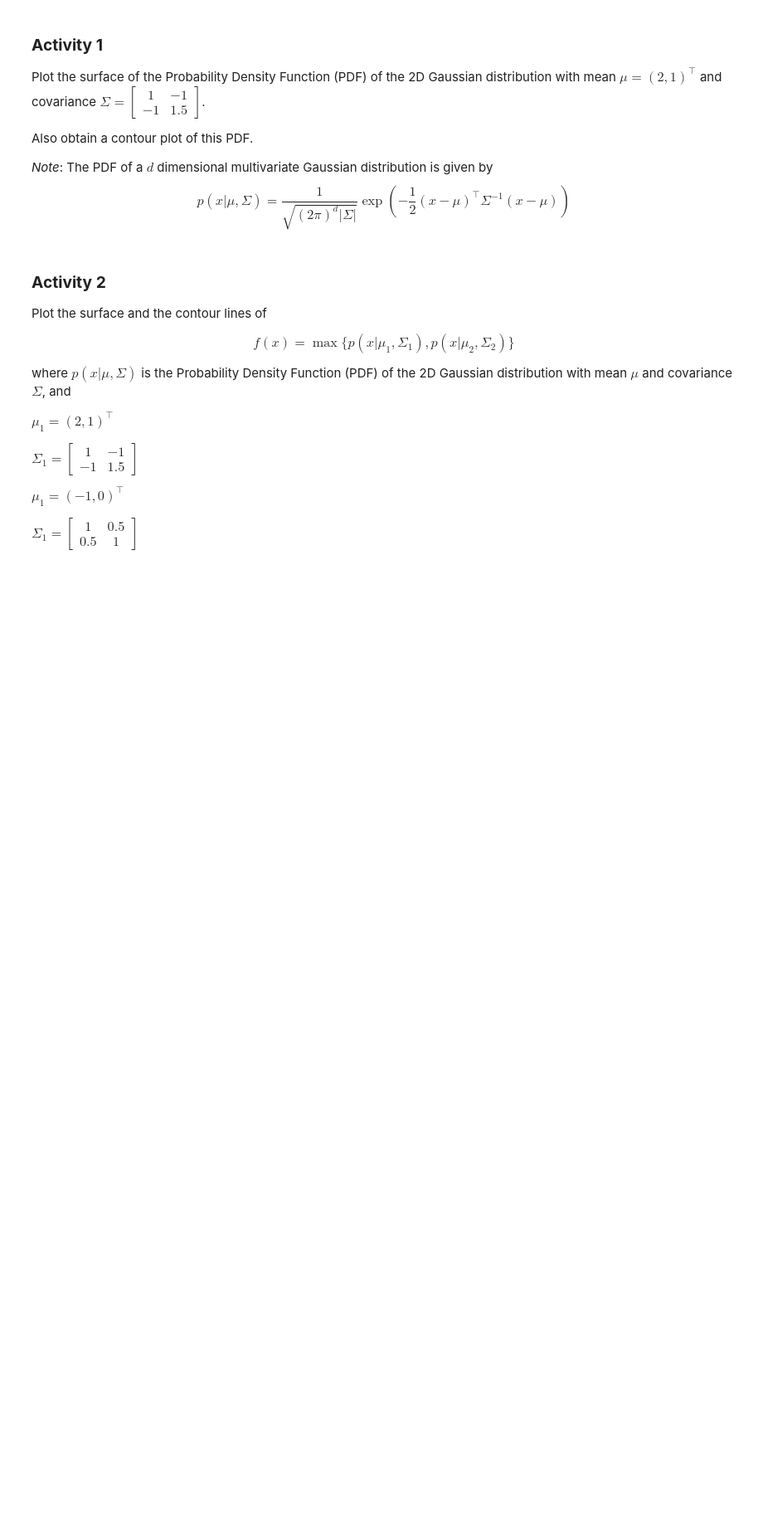
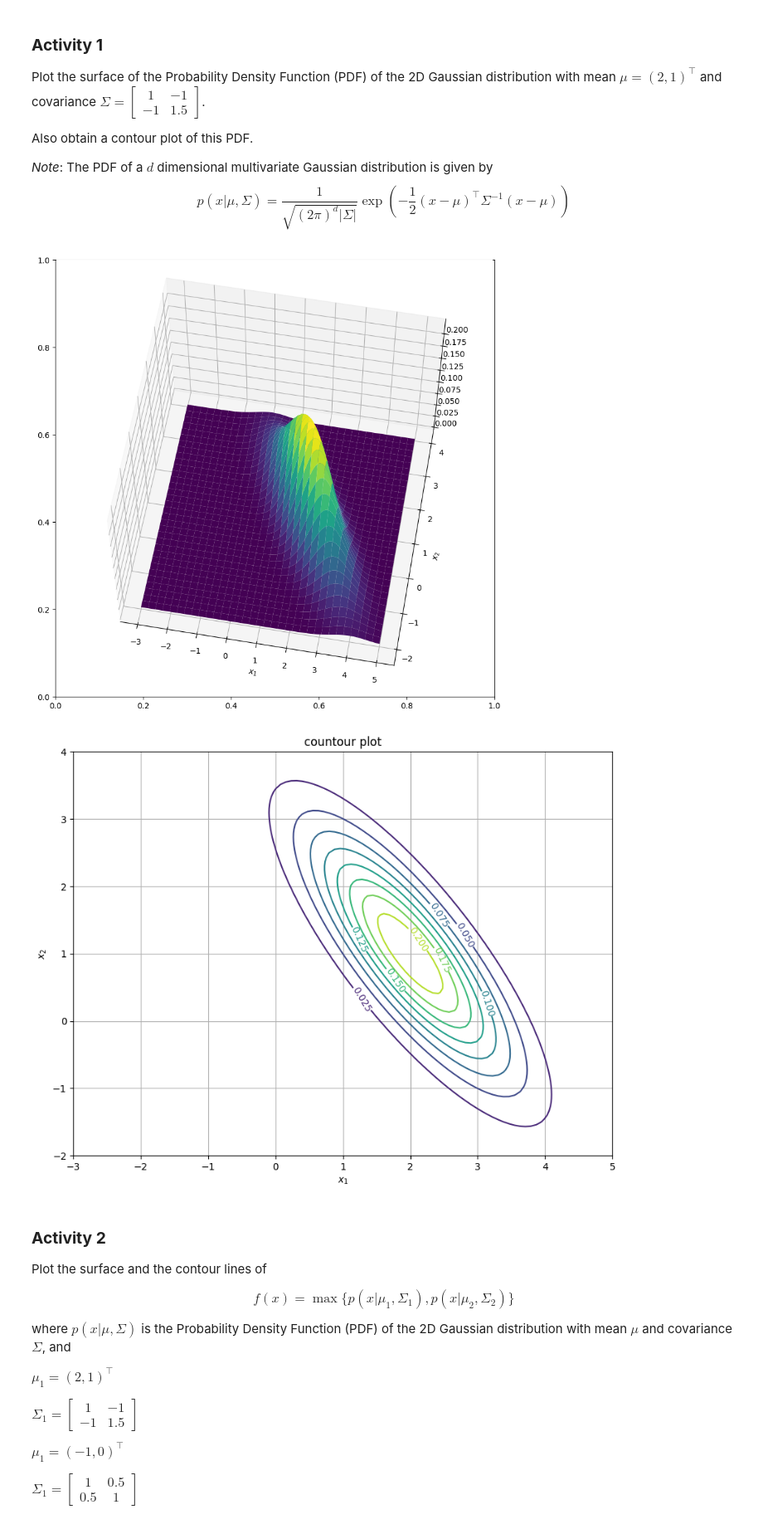
Before and after one commit to cthadeufaria/apc, a Jupyter notebook: lab02/ML_notebook02.ipynb, the cells around one changed output. Shown at 83% size. Saved outputs shown, nothing was run; the diff lists cells and outputs as text; code cells hidden in the pictures; blank space fills up the shorter version.

```diff
--- a/lab02/ML_notebook02.ipynb
+++ b/lab02/ML_notebook02.ipynb
@@ -123,7 +123,8 @@ def gaussian2D(X1,X2,mu,Sigma) :
     Sigma_det = np.linalg.det(Sigma)
     Sigma_inv = np.linalg.inv(Sigma)
 
-    #F = ... (to complete..., we have to expand the vectorial form)
+    # F = ... (to complete..., we have to expand the vectorial form)
+    F = Sigma_inv[0][0] * (X1-mu[0]) ** 2 + 2 * Sigma_inv[0][1] * (X1-mu[0]) * (X2 - mu[1]) + Sigma_inv[1][1] * (X2 - mu[1]) ** 2
 
     c = np.sqrt((2*np.pi)**2 * Sigma_det)
 
@@ -138,33 +139,36 @@ X1, X2 = np.meshgrid(x1, x2)
 
 
 # Mean vector and covariance matrix
 mu = np.array([2, 1])
 Sigma = np.array([[ 1 , -1], [-1,  1.5]])
 
 
 # compute PDF
 Z=gaussian2D(X1,X2,mu,Sigma)
 
 
 # plot using subplots
 fig, ax = plt.subplots(figsize=(10,10))
 ax = plt.axes(projection='3d')
 
 ax.plot_surface(X1, X2, Z, rstride=3, cstride=3, cmap=cm.viridis)
 ax.view_init(60,-80)
 ax.set_xlabel(r'$x_1$')
 ax.set_ylabel(r'$x_2$')
 plt.show()
 
 fig, ax = plt.subplots(figsize=(10,10))
 cs = ax.contour(X1, X2, Z, 10)
 ax.clabel(cs, inline=True, fontsize=10)
 ax.set_aspect('equal')
 ax.set_title('countour plot')
 ax.set_xlabel(r'$x_1$')
 ax.set_ylabel(r'$x_2$')
 plt.grid()
 plt.show()
+# %% [output]
+[figure, added]
+[figure, added]
 # %% [markdown]
 ### **Activity 2**
 Plot the surface and the contour lines of
```
Also changed, not shown: parts of 5 cells of this notebook.
